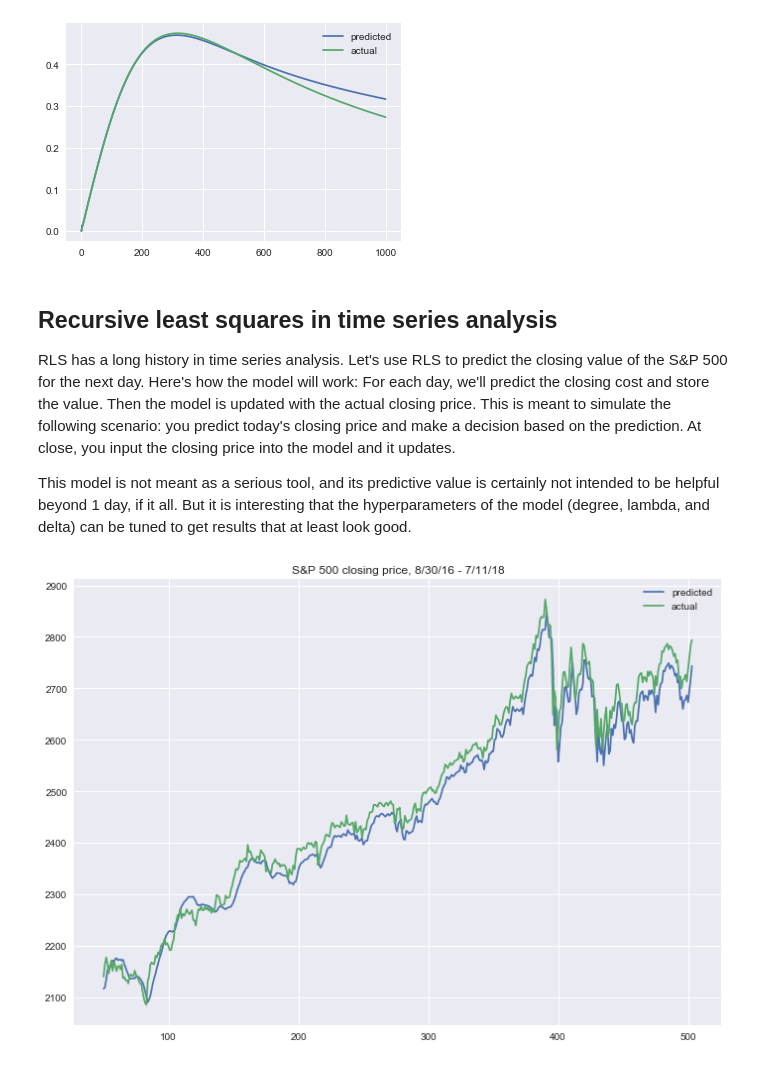
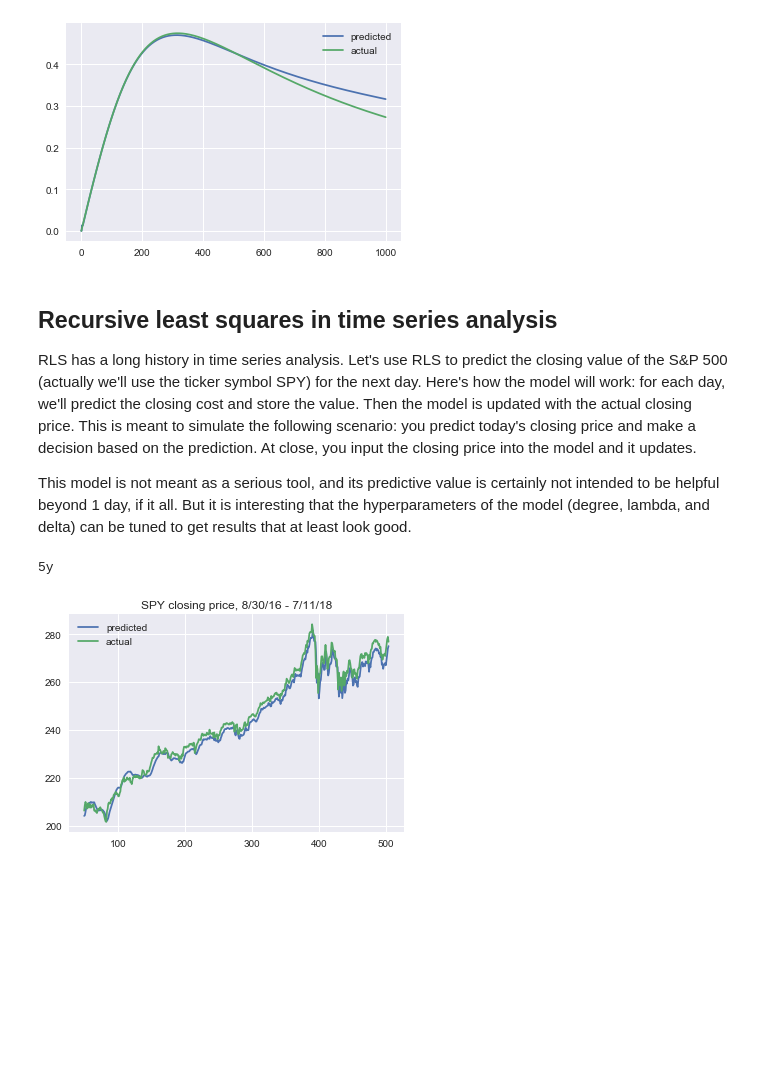
Before and after one commit to craig-m-k/Recursive-least-squares, a Jupyter notebook: RLS.ipynb, the cells around one changed output. Saved outputs shown, nothing was run; the diff lists cells and outputs as text; code cells hidden in the pictures; blank space fills up the shorter version.

```diff
--- a/RLS.ipynb
+++ b/RLS.ipynb
@@ -91,6 +91,16 @@ class RLS:
         self.A -= alpha*z*z.T
         self.num_obs += 1
 
+    def fit(self, X, y):
+        '''
+        Fit a model to X,y.
+        X and y are numpy arrays.
+        Individual observations in X should have a prepended 1 for constant coefficient.
+        '''
+        for i in range(len(X)):
+            x = np.transpose(np.matrix(X[i]))
+            self.add_obs(x,y[i])
+
 
     def get_error(self):
         '''
@@ -165,7 +176,8 @@ y = np.array([f(i/test_size) for i in range(test_size)])
 #noisy_y = y + noise
 lam = 1
 num_vars = 4
-LS = RLS(num_vars,lam)
+LS = RLS(num_vars,lam,1)
+# We won't use RLS.fit because I want to save the predictions.
 pred_x = []
 pred_y = []
 for i in range(test_size):
@@ -183,6 +195,6 @@ plt.show()
 [figure]
 # %% [markdown]
 ## Recursive least squares in time series analysis
-RLS has a long history in time series analysis.  Let's use RLS to predict the closing value of the S&P 500 for the next day.  Here's how the model will work: For each day, we'll predict the closing cost and store the value. Then the model is updated with the actual closing price.  This is meant to simulate the following scenario: you predict today's closing price and make a decision based on the prediction.  At close, you input the closing price into the model and it updates.
+RLS has a long history in time series analysis.  Let's use RLS to predict the closing value of the S&P 500 (actually we'll use the ticker symbol SPY) for the next day.   Here's how the model will work: for each day, we'll predict the closing cost and store the value. Then the model is updated with the actual closing price.  This is meant to simulate the following scenario: you predict today's closing price and make a decision based on the prediction.  At close, you input the closing price into the model and it updates.
 
 This model is not meant as a serious tool, and its predictive value is certainly not intended to be helpful beyond 1 day, if it all.  But it is interesting that the hyperparameters of the model (degree, lambda, and delta) can be tuned to get results that at least look good.
@@ -191,25 +201,35 @@ SP = pd.read_csv('SP5002y.csv')
+# %%
+# use pandas-datareader to import the stock info
+import pandas_datareader as web
+import datetime
+start = datetime.date(2016,7,11)
+end = datetime.date(2018, 7, 11)
+f = web.DataReader('SPY', 'iex', start, end)
+# %% [output]
+5y
 # %%
-test_size = len(SP)
-y = SP['Close'].values
+test_size = len(f)
+y = f['close'].values
 lam = 0.98
 delta = 10
 num_vars = 5
 LS = RLS(num_vars, lam, delta)
+# We won't use RLS.fit because I want to save the predictions.
 pred_x = []
 pred_y = []
 pred_error = []
 for i in range(test_size):
     x = np.matrix(np.zeros((1,num_vars)))
     for j in range(num_vars):
         x[0,j] = i**j
     pred_x.append(i)
     pred_y.append(float(x*LS.w))
     pred_error.append(LS.get_error())
     LS.add_obs(x.T,y[i])
 ax = plt.plot(pred_x[50:], pred_y[50:],label='predicted')
 _ = plt.plot(pred_x[50:],y[50:],label='actual')
-_ = plt.title("S&P 500 closing price, 8/30/16 - 7/11/18")
+_ = plt.title("SPY closing price, 8/30/16 - 7/11/18")
 plt.legend()
 plt.show()
 # %% [output]
-[figure, old version]
+[figure, new version]
```
Also changed, not shown: parts of 7 cells of this notebook.
